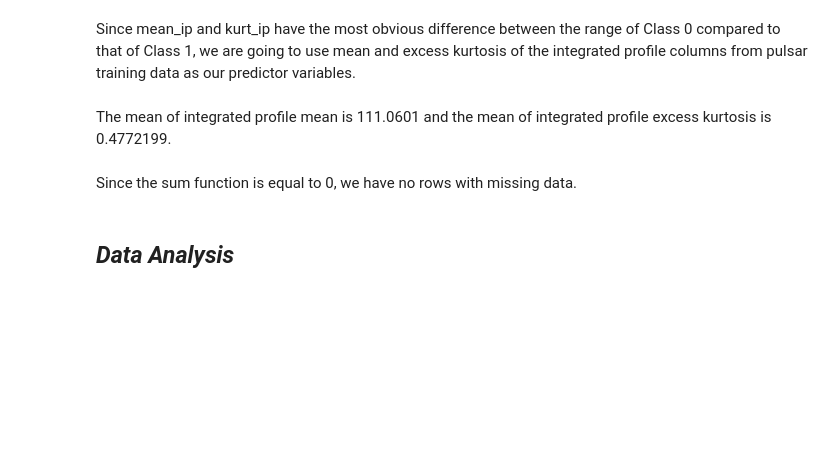
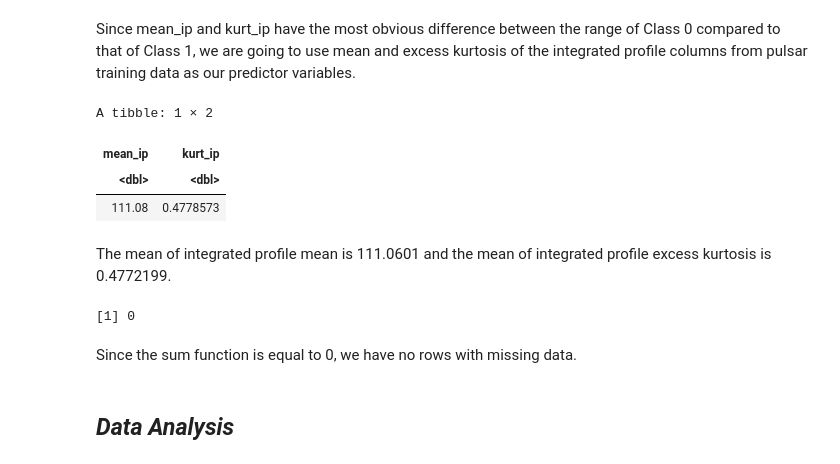
Before and after one commit to splashhhhhh/dsci100-grp165, a Jupyter notebook: Proposal.ipynb, the cells around one changed output. Saved outputs shown, nothing was run; the diff lists cells and outputs as text; code cells hidden in the pictures; blank space fills up the shorter version.

```diff
--- a/Proposal.ipynb
+++ b/Proposal.ipynb
@@ -187,14 +193,21 @@ skew_dmsnr
 # %% [markdown]
 Since mean_ip and kurt_ip have the most obvious difference between the range of Class 0 compared to that of Class 1, we are going to use mean and excess kurtosis of the integrated profile columns from pulsar training data as our predictor variables.
 # %%
-avg_mean_kurt <- pulsar_training |>
+avg_mean_kurt <- pulsar |>
     select(mean_ip, kurt_ip) |>
     map_df(mean)
 avg_mean_kurt
+# %% [output]
+A tibble: 1 × 2
+| mean_ip | kurt_ip |
+| <dbl> | <dbl> |
+| 111.08 | 0.4778573 |
 # %% [markdown]
 The mean of integrated profile mean is 111.0601 and the mean of integrated profile excess kurtosis is 0.4772199.
 # %%
-sum(is.na(pulsar_training))
+sum(is.na(pulsar))
+# %% [output]
+[1] 0
 # %% [markdown]
 Since the sum function is equal to 0, we have no rows with missing data.
 # %% [markdown]
```
Also changed, not shown: parts of 5 cells of this notebook.
